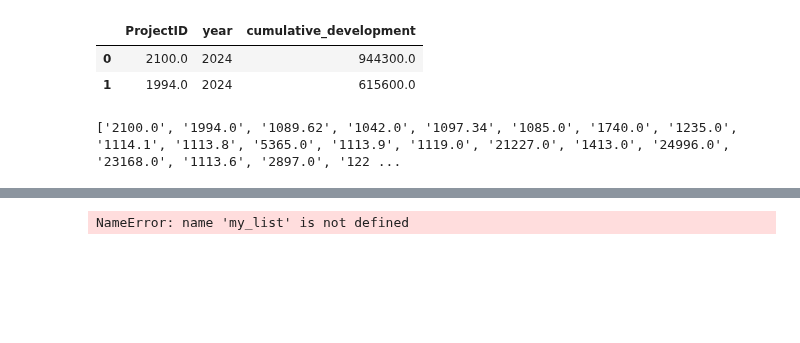
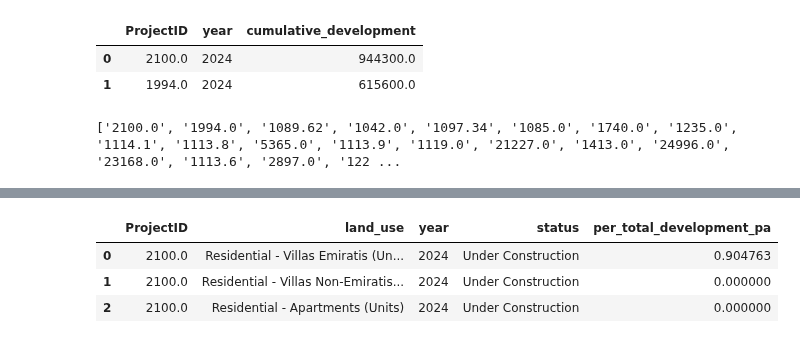
Before and after one commit to BuroHappoldLegacySoup/PlanCapitalLandModel, a Jupyter notebook: MP to TAZ Pipeline.ipynb, the cells around one changed output, grey strips where cells are left out. Saved outputs shown, nothing was run; the diff lists cells and outputs as text; code cells hidden in the pictures; blank space fills up the shorter version.

```diff
--- a/MP to TAZ Pipeline.ipynb
+++ b/MP to TAZ Pipeline.ipynb
@@ -291,4 +253,0 @@ test
-# %%
-test
-# %% [output]
-NameError: name 'my_list' is not defined
@@ -294,0 +266,21 @@ NameError: name 'my_list' is not defined
+# %%
+# Creating list objects to masterplan development land use percentage split dataframes
+
+mp_percent_land_use_results = []
+
+# Running the function through a for loop
+
+for mp_id in mp_ids:
+    my_df = mp_development_percent_land_use_function(mp_id)  # Assume mp_to_taz_function is defined and returns a DataFrame
+    mp_percent_land_use_results.append(my_df)
+
+# Concatenating dataframes generated by running the loops and printing the head
+
+mp_percent_land_use = pd.concat(mp_percent_land_use_results, axis=0).reset_index(drop = True)
+mp_percent_land_use[['ProjectID',]]
+mp_percent_land_use.head(3)
+# %% [output]
+|  | ProjectID | land_use | year | status | per_total_development_pa |
+| 0 | 2100.0 | Residential - Villas Emiratis (Un... | 2024 | Under Construction | 0.904763 |
+| 1 | 2100.0 | Residential - Villas Non-Emiratis... | 2024 | Under Construction | 0.000000 |
+| 2 | 2100.0 | Residential - Apartments (Units) | 2024 | Under Construction | 0.000000 |
```
Also changed, not shown: parts of 11 cells of this notebook, 1 other file.
